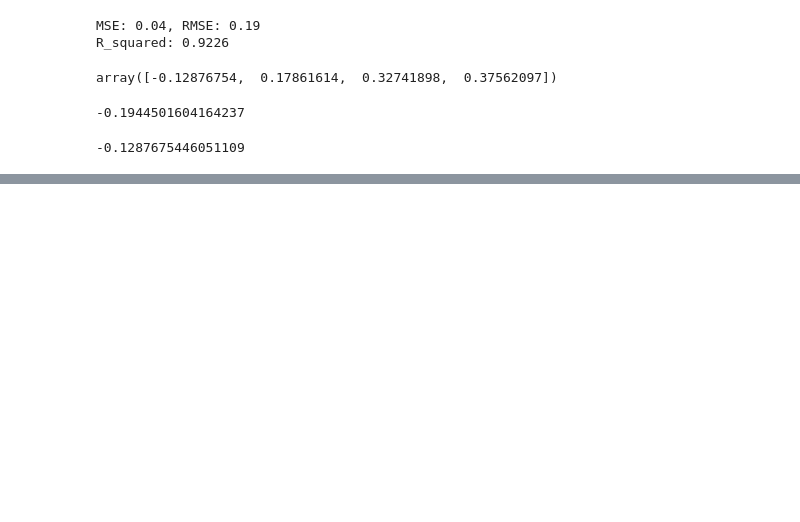
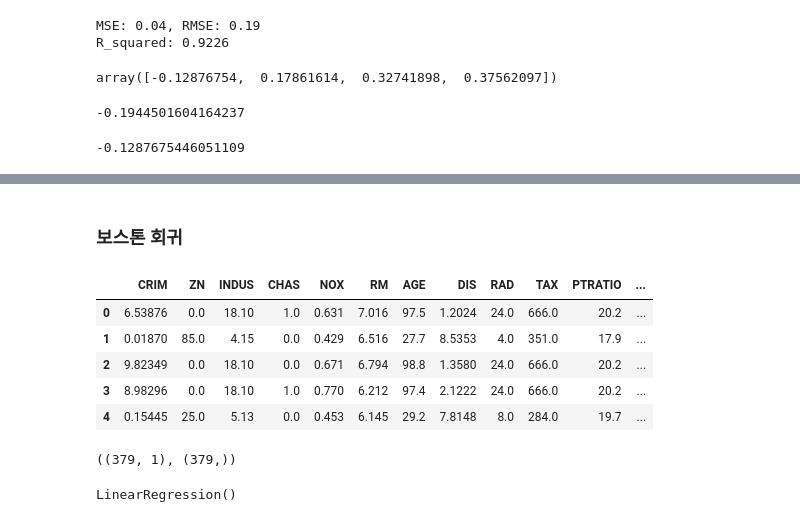
Before and after one commit to yeonhaneul/Python-flask-web-2020, a Jupyter notebook: 04_DataAnalysisModule/bp8_regression/test.ipynb, the cells around one changed output, grey strips where cells are left out. Drawn from its saved outputs; the diff is of its cells as text; code cells hidden in the pictures; blank space fills up the shorter version.

```diff
--- a/04_DataAnalysisModule/bp8_regression/test.ipynb
+++ b/04_DataAnalysisModule/bp8_regression/test.ipynb
@@ -67,0 +150,12 @@ coef[0]*Sepla length + coef[1]*Sepal width + coef[2]*Petal length + coef[3]*targ
+# %% [markdown]
+### 보스톤 회귀
+# %%
+df = pd.read_csv('../static/data/boston_train.csv')
+df.head()
+# %% [output]
+|  | CRIM | ZN | INDUS | CHAS | NOX | RM | AGE | DIS | RAD | TAX | PTRATIO | ... |
+| 0 | 6.53876 | 0.0 | 18.10 | 1.0 | 0.631 | 7.016 | 97.5 | 1.2024 | 24.0 | 666.0 | 20.2 | ... |
+| 1 | 0.01870 | 85.0 | 4.15 | 0.0 | 0.429 | 6.516 | 27.7 | 8.5353 | 4.0 | 351.0 | 17.9 | ... |
+| 2 | 9.82349 | 0.0 | 18.10 | 0.0 | 0.671 | 6.794 | 98.8 | 1.3580 | 24.0 | 666.0 | 20.2 | ... |
+| 3 | 8.98296 | 0.0 | 18.10 | 1.0 | 0.770 | 6.212 | 97.4 | 2.1222 | 24.0 | 666.0 | 20.2 | ... |
+| 4 | 0.15445 | 25.0 | 5.13 | 0.0 | 0.453 | 6.145 | 29.2 | 7.8148 | 8.0 | 284.0 | 19.7 | ... |
@@ -67,0 +164,11 @@ coef[0]*Sepla length + coef[1]*Sepal width + coef[2]*Petal length + coef[3]*targ
+# %%
+X = df[feature].values.reshape(-1,1)
+y = df.target.values
+X.shape, y.shape
+# %% [output]
+((379, 1), (379,))
+# %%
+lr = LinearRegression()
+lr.fit(X, y)
+# %% [output]
+LinearRegression()
```
Also changed, not shown: parts of 26 cells of this notebook, 7 other files.
